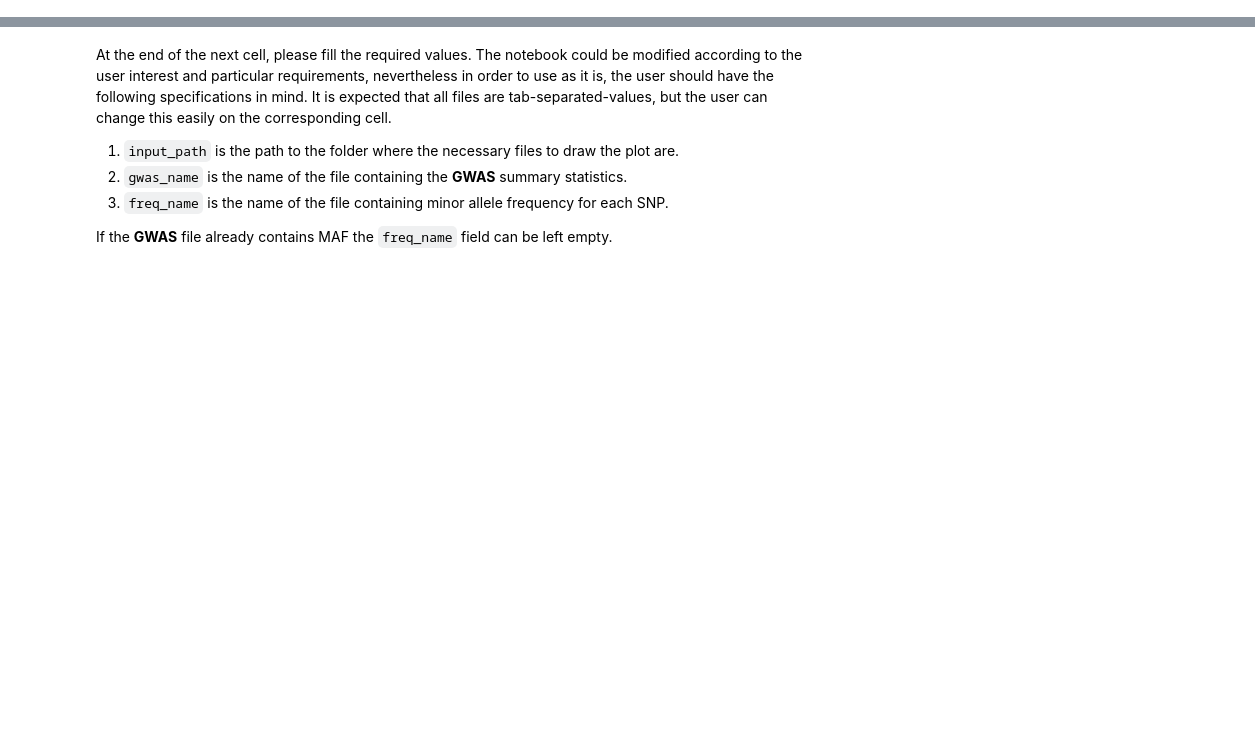
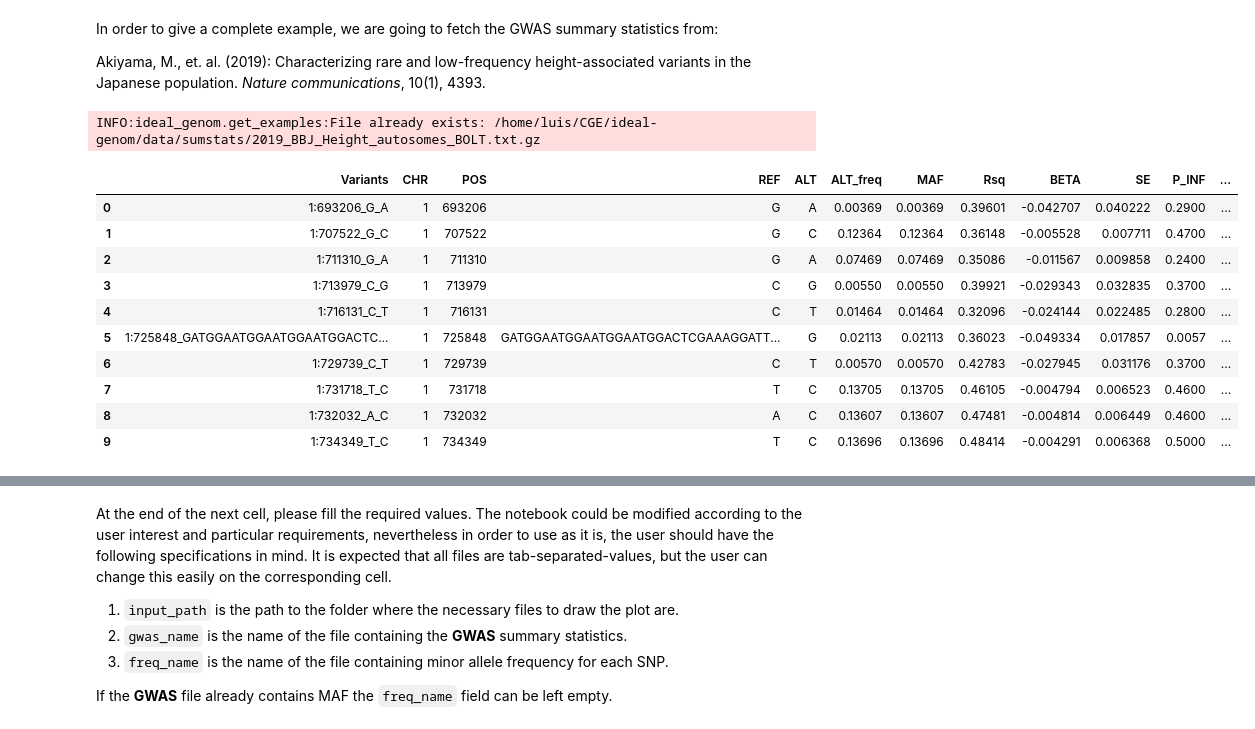
Before and after one commit to cge-tubingens/IDEAL-GENOM, a Jupyter notebook: viz_notebooks/trumpet.ipynb, the cells around one changed output, grey strips where cells are left out. Saved outputs shown, nothing was run; the diff lists cells and outputs as text; code cells hidden in the pictures; blank space fills up the shorter version.

```diff
--- a/viz_notebooks/trumpet.ipynb
+++ b/viz_notebooks/trumpet.ipynb
@@ -15,0 +20,28 @@ from ideal_genom.visualization.plots import trumpet_draw
+# %% [markdown]
+In order to give a complete example, we are going to fetch the GWAS summary statistics from:
+
+Akiyama, M., et. al. (2019): Characterizing rare and low-frequency height-associated variants in the Japanese population. *Nature communications*, 10(1), 4393.
+# %%
+example_path = get_trumpet_quantitative_example()
+# %% [output]
+INFO:ideal_genom.get_examples:File already exists: /home/luis/CGE/ideal-genom/data/sumstats/2019_BBJ_Height_autosomes_BOLT.txt.gz
+# %%
+df_gwas = pd.read_csv(
+    example_path,
+    sep=r'\s+',
+    engine='python',
+    compression='gzip'
+)
+df_gwas.head(10)
+# %% [output]
+|  | Variants | CHR | POS | REF | ALT | ALT_freq | MAF | Rsq | BETA | SE | P_INF | ... |
+| 0 | 1:693206_G_A | 1 | 693206 | G | A | 0.00369 | 0.00369 | 0.39601 | -0.042707 | 0.040222 | 0.2900 | ... |
+| 1 | 1:707522_G_C | 1 | 707522 | G | C | 0.12364 | 0.12364 | 0.36148 | -0.005528 | 0.007711 | 0.4700 | ... |
+| 2 | 1:711310_G_A | 1 | 711310 | G | A | 0.07469 | 0.07469 | 0.35086 | -0.011567 | 0.009858 | 0.2400 | ... |
+| 3 | 1:713979_C_G | 1 | 713979 | C | G | 0.00550 | 0.00550 | 0.39921 | -0.029343 | 0.032835 | 0.3700 | ... |
+| 4 | 1:716131_C_T | 1 | 716131 | C | T | 0.01464 | 0.01464 | 0.32096 | -0.024144 | 0.022485 | 0.2800 | ... |
+| 5 | 1:725848_GATGGAATGGAATGGAATGGACTC... | 1 | 725848 | GATGGAATGGAATGGAATGGACTCGAAAGGATT... | G | 0.02113 | 0.02113 | 0.36023 | -0.049334 | 0.017857 | 0.0057 | ... |
+| 6 | 1:729739_C_T | 1 | 729739 | C | T | 0.00570 | 0.00570 | 0.42783 | -0.027945 | 0.031176 | 0.3700 | ... |
+| 7 | 1:731718_T_C | 1 | 731718 | T | C | 0.13705 | 0.13705 | 0.46105 | -0.004794 | 0.006523 | 0.4600 | ... |
+| 8 | 1:732032_A_C | 1 | 732032 | A | C | 0.13607 | 0.13607 | 0.47481 | -0.004814 | 0.006449 | 0.4600 | ... |
+| 9 | 1:734349_T_C | 1 | 734349 | T | C | 0.13696 | 0.13696 | 0.48414 | -0.004291 | 0.006368 | 0.5000 | ... |
```
Also changed, not shown: parts of 3 cells of this notebook, 2 other files.
